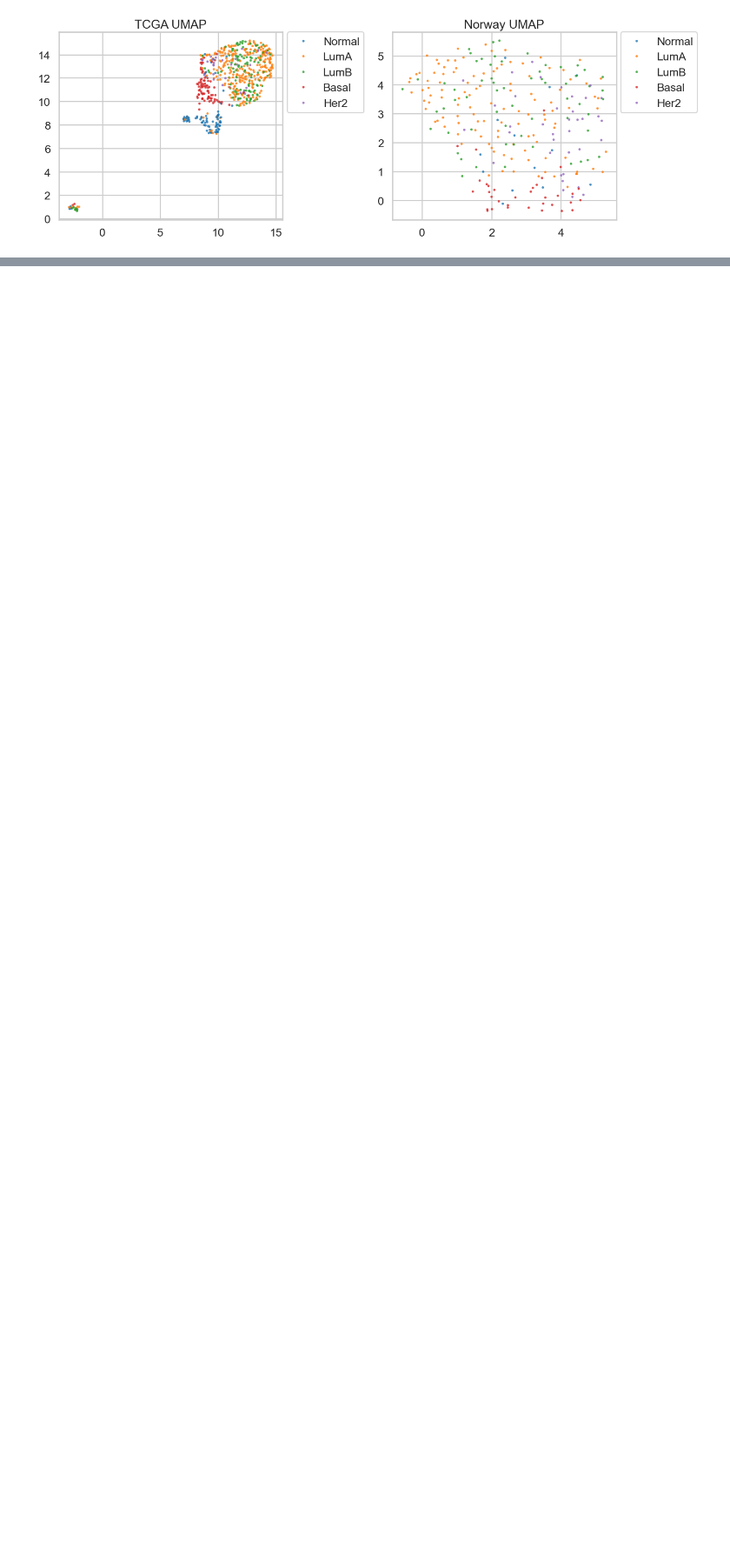
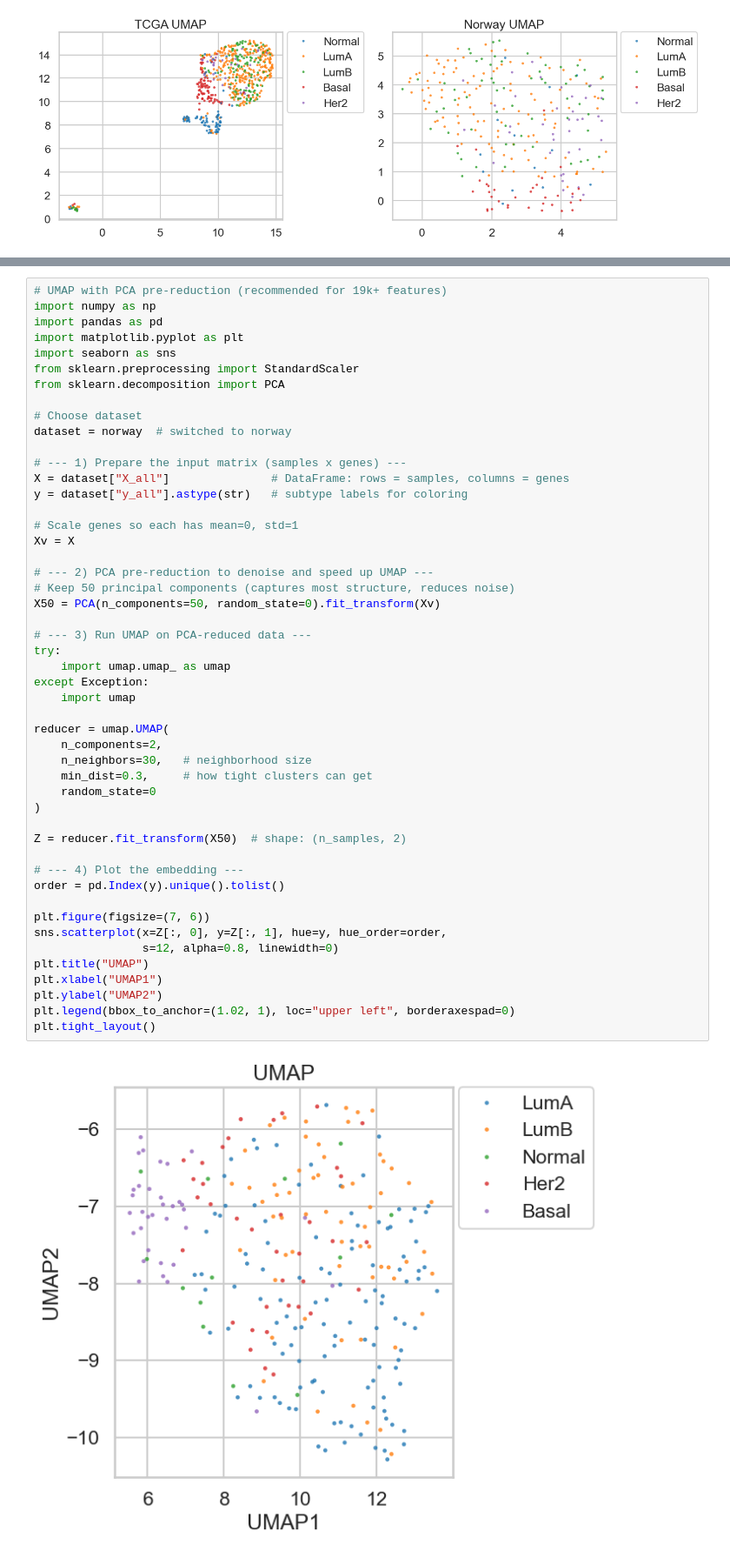
Before and after one commit to Alvinator24/BioinfoThesis, a Jupyter notebook: exploredata.ipynb, the cells around one changed output, grey strips where cells are left out. Shown at 87% size. Cells and saved outputs as stored; diff of their text form; blank space fills up the shorter version.

```diff
--- a/exploredata.ipynb
+++ b/exploredata.ipynb
@@ -485,0 +486,51 @@ plt.tight_layout()
+# %%
+# UMAP with PCA pre-reduction (recommended for 19k+ features)
+import numpy as np
+import pandas as pd
+import matplotlib.pyplot as plt
+import seaborn as sns
+from sklearn.preprocessing import StandardScaler
+from sklearn.decomposition import PCA
+
+# Choose dataset
+dataset = norway  # switched to norway
+
+# --- 1) Prepare the input matrix (samples x genes) ---
+X = dataset["X_all"]               # DataFrame: rows = samples, columns = genes
+y = dataset["y_all"].astype(str)   # subtype labels for coloring
+
+# Scale genes so each has mean=0, std=1
+Xv = X
+
+# --- 2) PCA pre-reduction to denoise and speed up UMAP ---
+# Keep 50 principal components (captures most structure, reduces noise)
+X50 = PCA(n_components=50, random_state=0).fit_transform(Xv)
+
+# --- 3) Run UMAP on PCA-reduced data ---
+try:
+    import umap.umap_ as umap
+except Exception:
+    import umap
+
+reducer = umap.UMAP(
+    n_components=2,
+    n_neighbors=30,   # neighborhood size
+    min_dist=0.3,     # how tight clusters can get
+    random_state=0
+)
+
+Z = reducer.fit_transform(X50)  # shape: (n_samples, 2)
+
+# --- 4) Plot the embedding ---
+order = pd.Index(y).unique().tolist()
+
+plt.figure(figsize=(7, 6))
+sns.scatterplot(x=Z[:, 0], y=Z[:, 1], hue=y, hue_order=order,
+                s=12, alpha=0.8, linewidth=0)
+plt.title("UMAP")
+plt.xlabel("UMAP1")
+plt.ylabel("UMAP2")
+plt.legend(bbox_to_anchor=(1.02, 1), loc="upper left", borderaxespad=0)
+plt.tight_layout()
+# %% [output]
+[figure, added]
```
Also changed, not shown: parts of 4 cells of this notebook, 3 other files.
